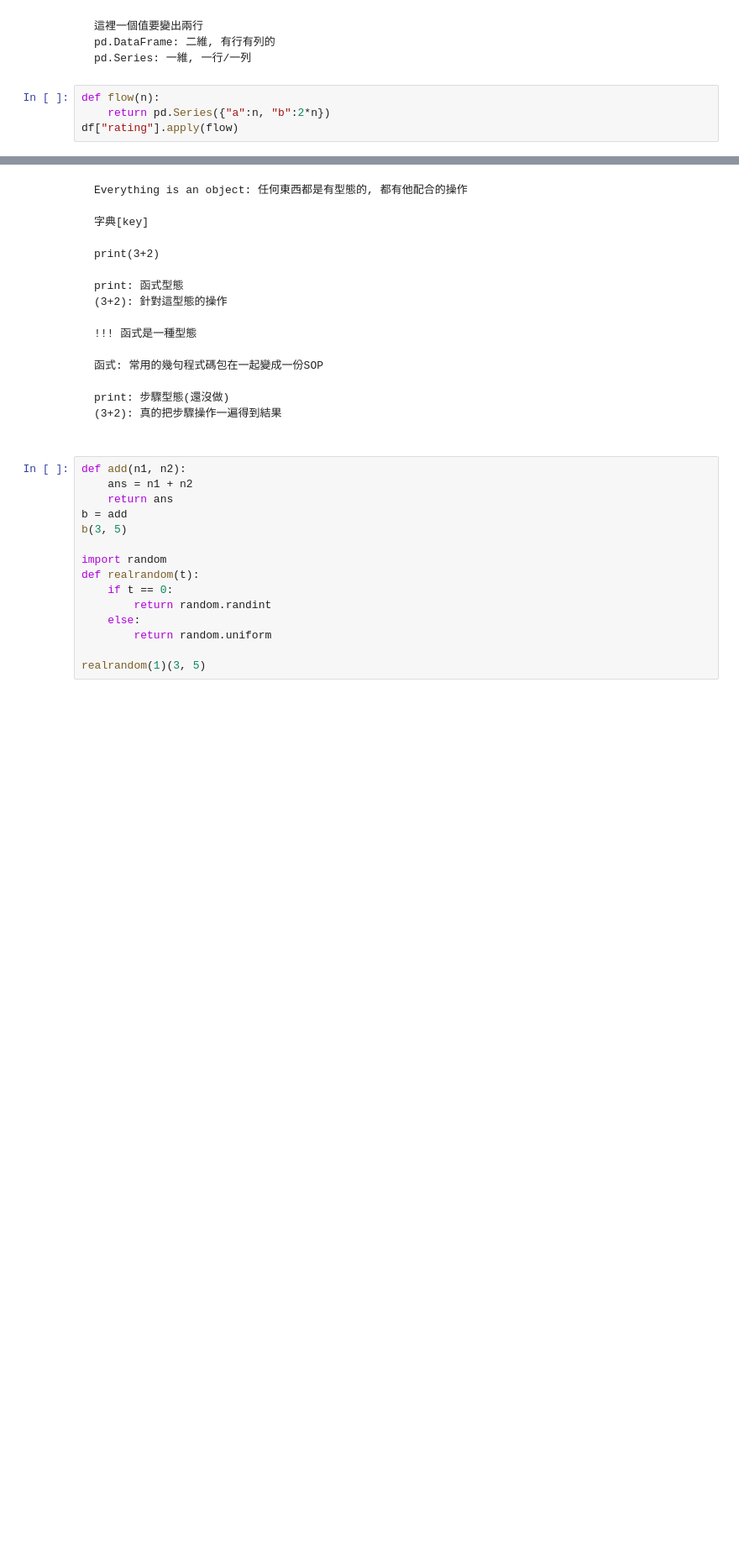
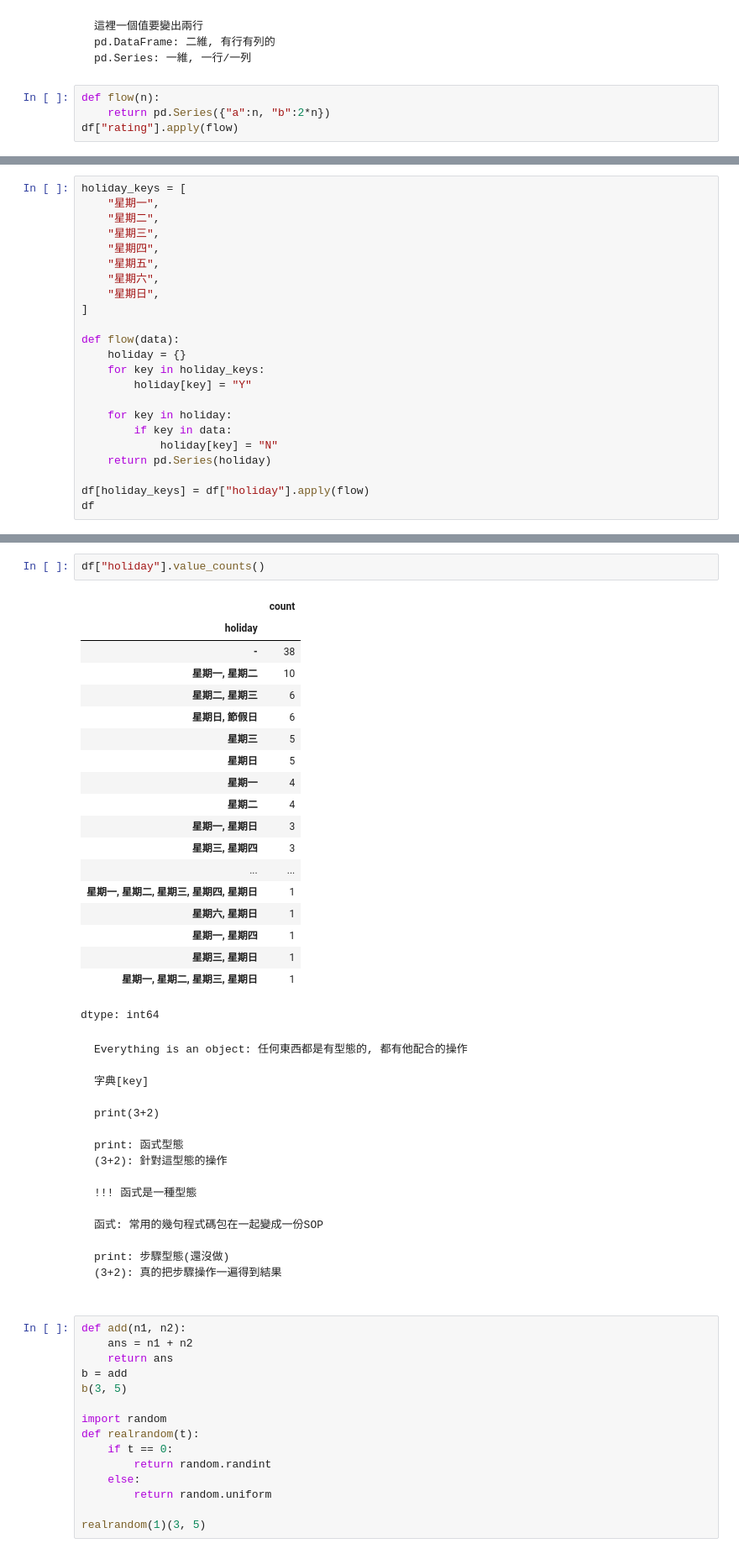
Before and after one commit to alexiswang10/Tibame_online0616, a Jupyter notebook: tibame_20250705.ipynb, the cells around one changed output, grey strips where cells are left out. Shown: that part at 84% size. Cells and saved outputs as stored; diff of their text form; blank space fills up the shorter version.

```diff
--- a/tibame_20250705.ipynb
+++ b/tibame_20250705.ipynb
@@ -101,0 +88,23 @@ df
+# %%
+holiday_keys = [
+    "星期一",
+    "星期二",
+    "星期三",
+    "星期四",
+    "星期五",
+    "星期六",
+    "星期日",
+]
+
+def flow(data):
+    holiday = {}
+    for key in holiday_keys:
+        holiday[key] = "Y"
+
+    for key in holiday:
+        if key in data:
+            holiday[key] = "N"
+    return pd.Series(holiday)
+
+df[holiday_keys] = df["holiday"].apply(flow)
+df
@@ -102,3 +125,25 @@ df
+# %%
+df["holiday"].value_counts()
+# %% [output]
+|  | count |
+| holiday |  |
+| - | 38 |
+| 星期一, 星期二 | 10 |
+| 星期二, 星期三 | 6 |
+| 星期日, 節假日 | 6 |
+| 星期三 | 5 |
+| 星期日 | 5 |
+| 星期一 | 4 |
+| 星期二 | 4 |
+| 星期一, 星期日 | 3 |
+| 星期三, 星期四 | 3 |
+| ... | ... |
+| 星期一, 星期二, 星期三, 星期四, 星期日 | 1 |
+| 星期六, 星期日 | 1 |
+| 星期一, 星期四 | 1 |
+| 星期三, 星期日 | 1 |
+| 星期一, 星期二, 星期三, 星期日 | 1 |
+dtype: int64
 # %% [markdown]
 
 
```
Also changed, not shown: parts of 2 cells of this notebook.
